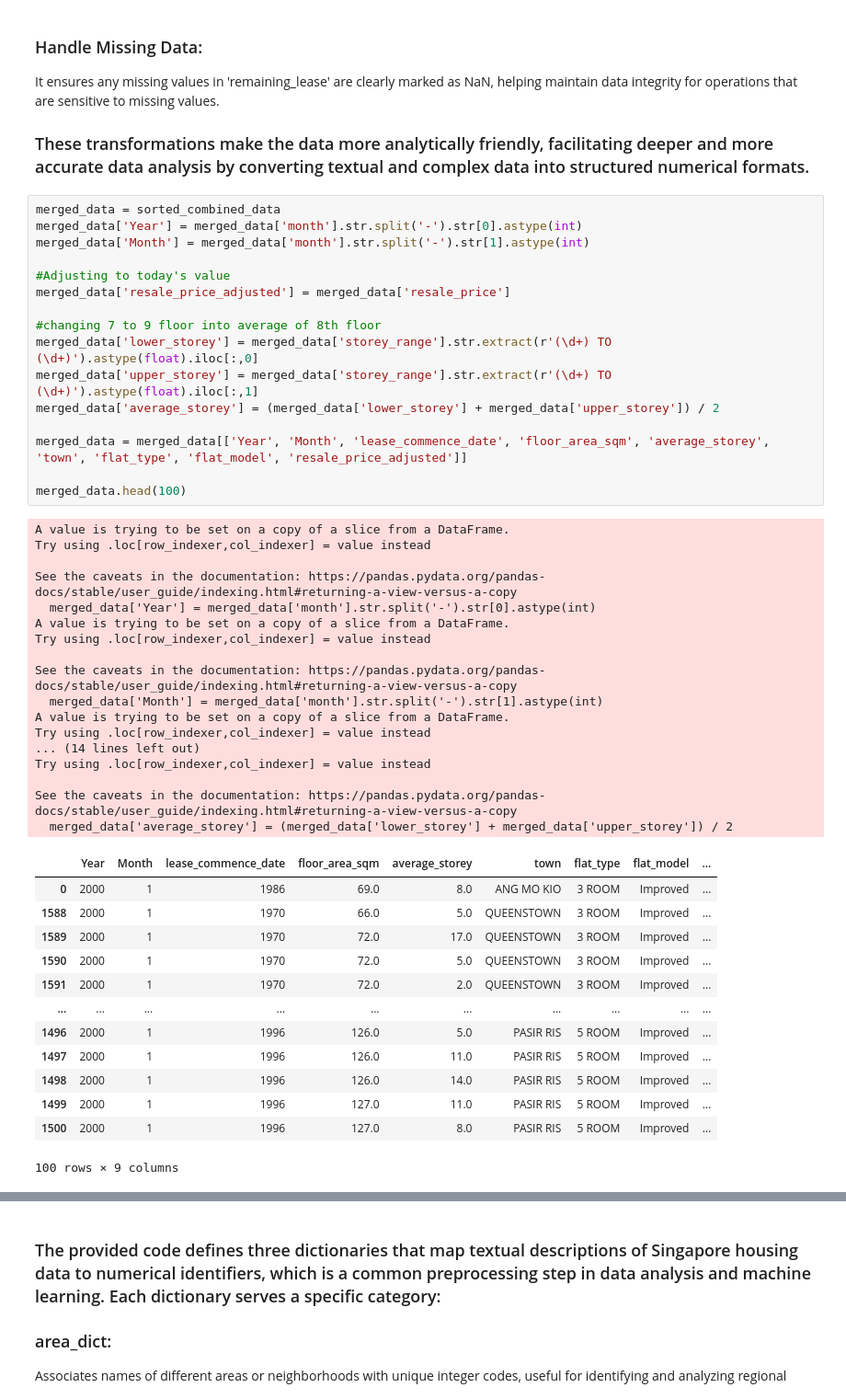
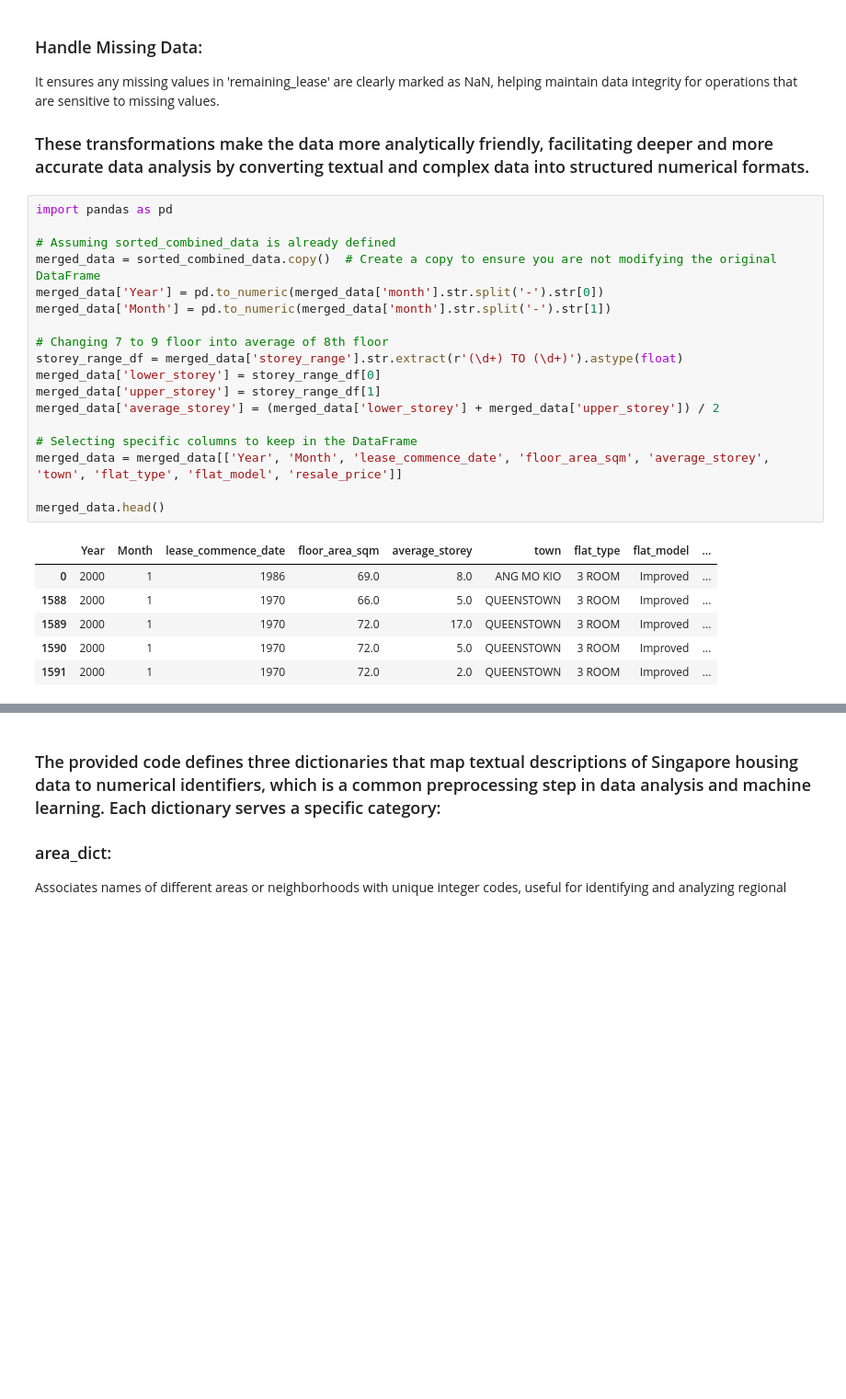
Before and after one commit to KuroInit/HDB-Resale-Price-Predict, a Jupyter notebook: data_prep.ipynb, the cells around one changed output, grey strips where cells are left out. Shown: that part at 92% size. Drawn from its saved outputs; the diff is of its cells as text; blank space fills up the shorter version.

```diff
--- a/data_prep.ipynb
+++ b/data_prep.ipynb
@@ -160,49 +159,27 @@ It ensures any missing values in 'remaining_lease' are clearly marked as NaN, he
 
 ### These transformations make the data more analytically friendly, facilitating deeper and more accurate data analysis by converting textual and complex data into structured numerical formats.
 # %%
-merged_data = sorted_combined_data
-merged_data['Year'] = merged_data['month'].str.split('-').str[0].astype(int)
-merged_data['Month'] = merged_data['month'].str.split('-').str[1].astype(int)
+import pandas as pd
 
-#Adjusting to today's value
-merged_data['resale_price_adjusted'] = merged_data['resale_price']
+# Assuming sorted_combined_data is already defined
+merged_data = sorted_combined_data.copy()  # Create a copy to ensure you are not modifying the original DataFrame
+merged_data['Year'] = pd.to_numeric(merged_data['month'].str.split('-').str[0])
+merged_data['Month'] = pd.to_numeric(merged_data['month'].str.split('-').str[1])
 
-#changing 7 to 9 floor into average of 8th floor
-merged_data['lower_storey'] = merged_data['storey_range'].str.extract(r'(\d+) TO (\d+)').astype(float).iloc[:,0]
-merged_data['upper_storey'] = merged_data['storey_range'].str.extract(r'(\d+) TO (\d+)').astype(float).iloc[:,1]
+# Changing 7 to 9 floor into average of 8th floor
+storey_range_df = merged_data['storey_range'].str.extract(r'(\d+) TO (\d+)').astype(float)
+merged_data['lower_storey'] = storey_range_df[0]
+merged_data['upper_storey'] = storey_range_df[1]
 merged_data['average_storey'] = (merged_data['lower_storey'] + merged_data['upper_storey']) / 2
 
-merged_data = merged_data[['Year', 'Month', 'lease_commence_date', 'floor_area_sqm', 'average_storey', 'town', 'flat_type', 'flat_model', 'resale_price_adjusted']]
+# Selecting specific columns to keep in the DataFrame
+merged_data = merged_data[['Year', 'Month', 'lease_commence_date', 'floor_area_sqm', 'average_storey', 'town', 'flat_type', 'flat_model', 'resale_price']]
 
-merged_data.head(100)
+merged_data.head()
 # %% [output]
-A value is trying to be set on a copy of a slice from a DataFrame.
-Try using .loc[row_indexer,col_indexer] = value instead
-
-See the caveats in the documentation: https://pandas.pydata.org/pandas-docs/stable/user_guide/indexing.html#returning-a-view-versus-a-copy
-  merged_data['Year'] = merged_data['month'].str.split('-').str[0].astype(int)
-A value is trying to be set on a copy of a slice from a DataFrame.
-Try using .loc[row_indexer,col_indexer] = value instead
-
-See the caveats in the documentation: https://pandas.pydata.org/pandas-docs/stable/user_guide/indexing.html#returning-a-view-versus-a-copy
-  merged_data['Month'] = merged_data['month'].str.split('-').str[1].astype(int)
-A value is trying to be set on a copy of a slice from a DataFrame.
-Try using .loc[row_indexer,col_indexer] = value instead
-... (14 lines left out)
-Try using .loc[row_indexer,col_indexer] = value instead
-
-See the caveats in the documentation: https://pandas.pydata.org/pandas-docs/stable/user_guide/indexing.html#returning-a-view-versus-a-copy
-  merged_data['average_storey'] = (merged_data['lower_storey'] + merged_data['upper_storey']) / 2
 |  | Year | Month | lease_commence_date | floor_area_sqm | average_storey | town | flat_type | flat_model | ... |
 | 0 | 2000 | 1 | 1986 | 69.0 | 8.0 | ANG MO KIO | 3 ROOM | Improved | ... |
 | 1588 | 2000 | 1 | 1970 | 66.0 | 5.0 | QUEENSTOWN | 3 ROOM | Improved | ... |
 | 1589 | 2000 | 1 | 1970 | 72.0 | 17.0 | QUEENSTOWN | 3 ROOM | Improved | ... |
 | 1590 | 2000 | 1 | 1970 | 72.0 | 5.0 | QUEENSTOWN | 3 ROOM | Improved | ... |
 | 1591 | 2000 | 1 | 1970 | 72.0 | 2.0 | QUEENSTOWN | 3 ROOM | Improved | ... |
-| ... | ... | ... | ... | ... | ... | ... | ... | ... | ... |
-| 1496 | 2000 | 1 | 1996 | 126.0 | 5.0 | PASIR RIS | 5 ROOM | Improved | ... |
-| 1497 | 2000 | 1 | 1996 | 126.0 | 11.0 | PASIR RIS | 5 ROOM | Improved | ... |
-| 1498 | 2000 | 1 | 1996 | 126.0 | 14.0 | PASIR RIS | 5 ROOM | Improved | ... |
-| 1499 | 2000 | 1 | 1996 | 127.0 | 11.0 | PASIR RIS | 5 ROOM | Improved | ... |
-| 1500 | 2000 | 1 | 1996 | 127.0 | 8.0 | PASIR RIS | 5 ROOM | Improved | ... |
-100 rows × 9 columns
```
Also changed, not shown: parts of 21 cells of this notebook, 2 other files.
